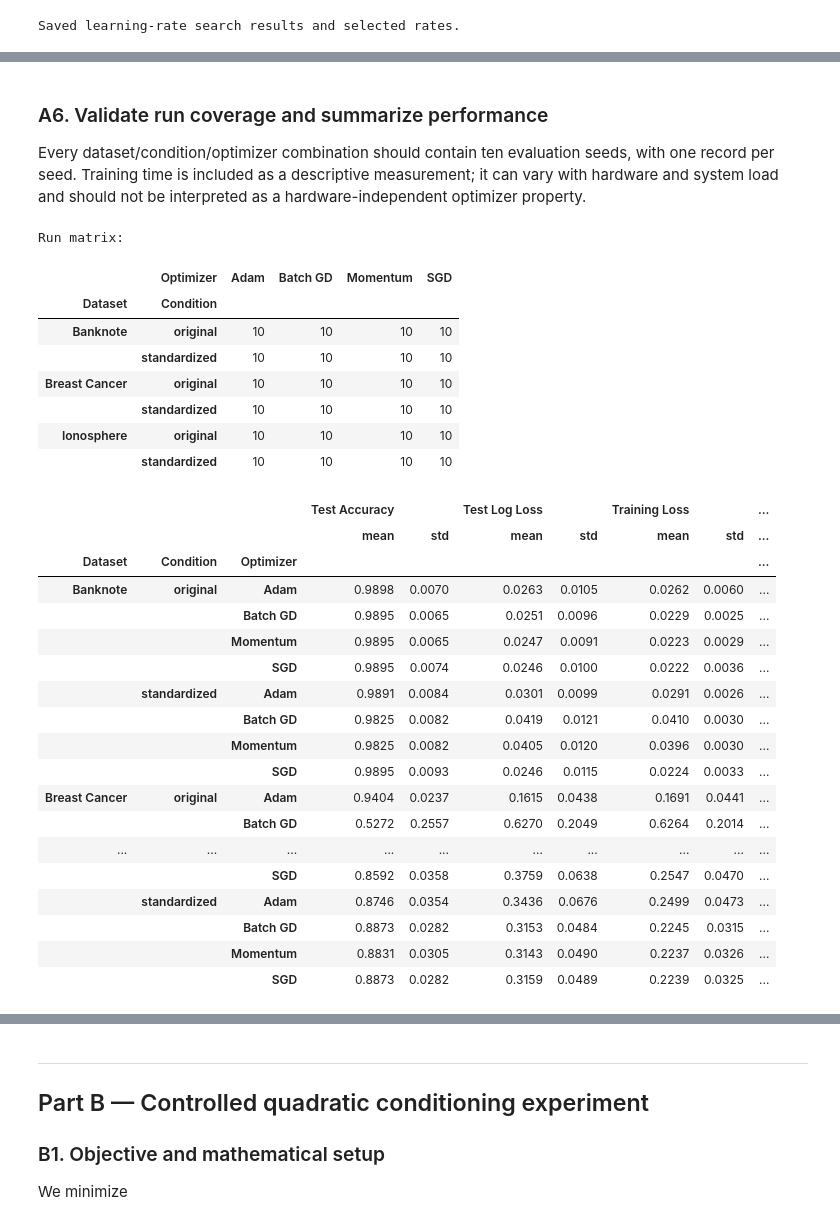
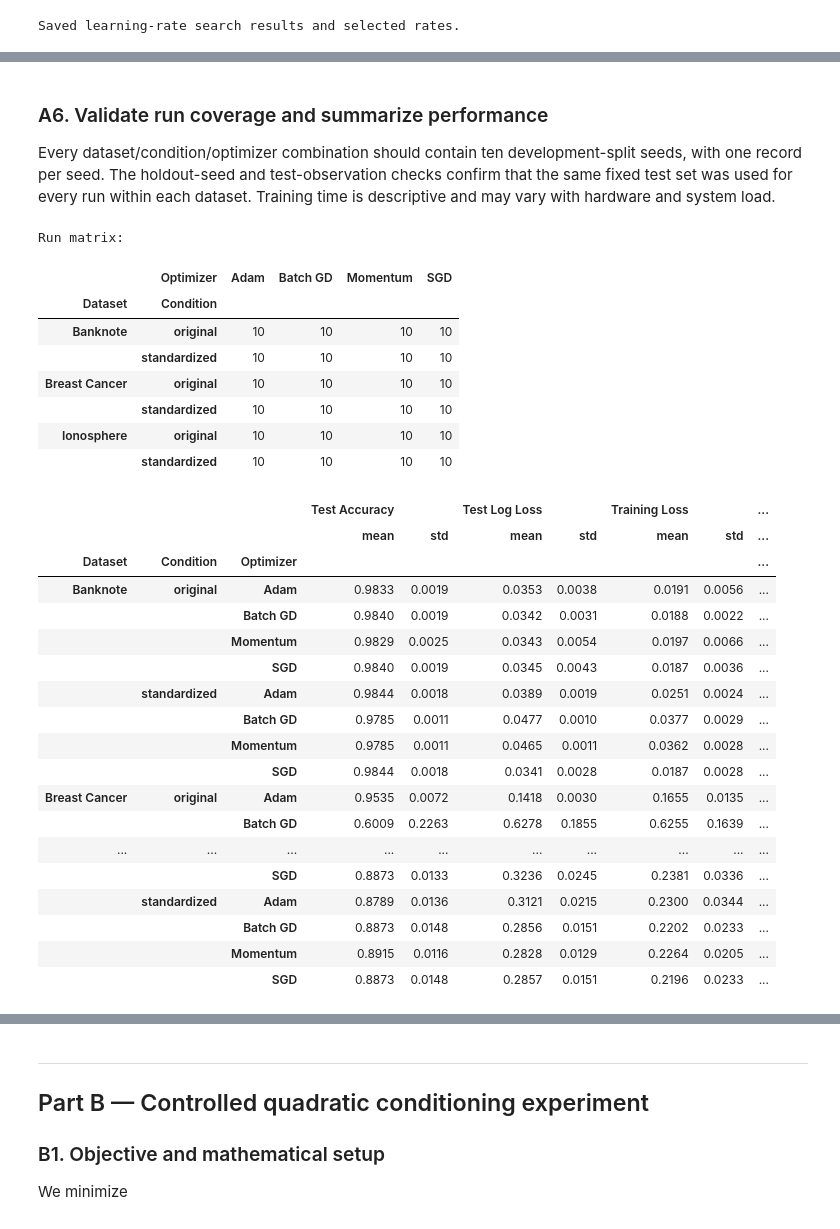
Before and after one commit to Kryysis/geometry-of-learning, a Jupyter notebook: notebooks/04_Final_Experiments.ipynb, the cells around one changed output, grey strips where cells are left out. Drawn from its saved outputs; the diff is of its cells as text; code cells hidden in the pictures.

Commit message:
Add cross-dataset validation and update experiments

```diff
--- a/notebooks/04_Final_Experiments.ipynb
+++ b/notebooks/04_Final_Experiments.ipynb
@@ -393,19 +486,32 @@ def run_final_experiments():
         len(FINAL_CONFIG["seeds"])
     )
 
-    for dataset_name, (X_data, y_data) in datasets.items():
+    for dataset_name in DATASET_NAMES:
+        holdout = fixed_holdouts[dataset_name]
+        X_development = holdout["X_development"]
+        y_development = holdout["y_development"]
+        X_test_raw = holdout["X_test"]
+        y_test_fixed = holdout["y_test"]
+
         for condition in CONDITIONS:
             for seed in FINAL_CONFIG["seeds"]:
-                data = prepare_partition(
-                    X_data,
-                    y_data,
+                data = prepare_evaluation_partition(
+                    X_development,
+                    y_development,
+                    X_test_raw,
+                    y_test_fixed,
                     condition,
                     seed=seed,
-                    test_size=FINAL_CONFIG["test_size"],
-                    validation_size=FINAL_CONFIG["validation_size"],
+                    validation_fraction=FINAL_CONFIG[
+                        "validation_fraction_of_development"
+                    ],
                 )
-                X_train, X_val, X_test = data["X_train"], data["X_val"], data["X_test"]
-                y_train, y_val, y_test = data["y_train"], data["y_val"], data["y_test"]
+                X_train, X_val, X_test = (
+                    data["X_train"], data["X_val"], data["X_test"]
+                )
+                y_train, y_val, y_test = (
+                    data["y_train"], data["y_val"], data["y_test"]
+                )
 
                 for optimizer_name in OPTIMIZER_NAMES:
                     learning_rate = selected_hyperparameters[
@@ -438,6 +544,8 @@ def run_final_experiments():
                             "Condition": condition,
                             "Optimizer": optimizer_name,
                             "Seed": seed,
+                            "Holdout Seed": FINAL_CONFIG["holdout_seed"],
+                            "Test Observations": len(y_test),
                             "Learning Rate": learning_rate,
                             "Best Epoch": info["best_epoch"],
                             "Epochs Run": info["epochs_run"],
@@ -445,7 +553,9 @@ def run_final_experiments():
                             "Training Loss": info["best_training_loss"],
                             "Validation Log Loss": info["best_validation_loss"],
                             "Test Accuracy": accuracy_score(y_test, test_predictions),
-                            "Test Log Loss": log_loss(y_test, test_probabilities, labels=[0, 1]),
+                            "Test Log Loss": log_loss(
+                                y_test, test_probabilities, labels=[0, 1]
+                            ),
                             "Training Time (s)": elapsed,
                         }
                     )
@@ -471,7 +581,7 @@ Completed real-dataset runs: 240
 # %% [markdown]
 ### A6. Validate run coverage and summarize performance
 
-Every dataset/condition/optimizer combination should contain ten evaluation seeds, with one record per seed. Training time is included as a descriptive measurement; it can vary with hardware and system load and should not be interpreted as a hardware-independent optimizer property.
+Every dataset/condition/optimizer combination should contain ten development-split seeds, with one record per seed. The holdout-seed and test-observation checks confirm that the same fixed test set was used for every run within each dataset. Training time is descriptive and may vary with hardware and system load.
 # %%
 expected_per_configuration = len(FINAL_CONFIG["seeds"])
 run_counts = final_results.groupby(
@@ -481,55 +591,63 @@ assert (run_counts == expected_per_configuration).all()
 assert not final_results.duplicated(
     ["Dataset", "Condition", "Optimizer", "Seed"]
 ).any()
+
+# Every run for a dataset must report the same holdout seed and test-set size.
+for dataset_name, group in final_results.groupby("Dataset"):
+    holdout = fixed_holdouts[dataset_name]
+    assert group["Holdout Seed"].nunique() == 1
+    assert group["Holdout Seed"].iloc[0] == FINAL_CONFIG["holdout_seed"]
+    assert group["Test Observations"].nunique() == 1
+    assert group["Test Observations"].iloc[0] == len(holdout["y_test"])
 
 metric_columns = [
     "Learning Rate", "Best Epoch", "Epochs Run", "Parameter Updates",
     "Training Loss", "Validation Log Loss", "Test Accuracy",
     "Test Log Loss", "Training Time (s)",
 ]
 assert final_results[metric_columns].notna().all().all()
 assert np.isfinite(final_results[metric_columns].to_numpy(dtype=float)).all()
 
 print("Run matrix:")
 display(run_counts.unstack("Optimizer"))
 summary = (
     final_results.groupby(["Dataset", "Condition", "Optimizer"])[
         ["Test Accuracy", "Test Log Loss", "Training Loss", "Best Epoch", "Training Time (s)"]
     ]
     .agg(["mean", "std"])
     .round(4)
 )
 display(summary)
 summary.to_csv(TABLES_PATH / "real_dataset_descriptive_summary.csv")
 # %% [output]
 Run matrix:
 |  | Optimizer | Adam | Batch GD | Momentum | SGD |
 | Dataset | Condition |  |  |  |  |
 | Banknote | original | 10 | 10 | 10 | 10 |
 |  | standardized | 10 | 10 | 10 | 10 |
 | Breast Cancer | original | 10 | 10 | 10 | 10 |
 |  | standardized | 10 | 10 | 10 | 10 |
 | Ionosphere | original | 10 | 10 | 10 | 10 |
 |  | standardized | 10 | 10 | 10 | 10 |
 |  |  |  | Test Accuracy |  | Test Log Loss |  | Training Loss |  | ... |
 |  |  |  | mean | std | mean | std | mean | std | ... |
 | Dataset | Condition | Optimizer |  |  |  |  |  |  | ... |
-| Banknote | original | Adam | 0.9898 | 0.0070 | 0.0263 | 0.0105 | 0.0262 | 0.0060 | ... |
-|  |  | Batch GD | 0.9895 | 0.0065 | 0.0251 | 0.0096 | 0.0229 | 0.0025 | ... |
-|  |  | Momentum | 0.9895 | 0.0065 | 0.0247 | 0.0091 | 0.0223 | 0.0029 | ... |
-|  |  | SGD | 0.9895 | 0.0074 | 0.0246 | 0.0100 | 0.0222 | 0.0036 | ... |
-|  | standardized | Adam | 0.9891 | 0.0084 | 0.0301 | 0.0099 | 0.0291 | 0.0026 | ... |
-|  |  | Batch GD | 0.9825 | 0.0082 | 0.0419 | 0.0121 | 0.0410 | 0.0030 | ... |
-|  |  | Momentum | 0.9825 | 0.0082 | 0.0405 | 0.0120 | 0.0396 | 0.0030 | ... |
-|  |  | SGD | 0.9895 | 0.0093 | 0.0246 | 0.0115 | 0.0224 | 0.0033 | ... |
-| Breast Cancer | original | Adam | 0.9404 | 0.0237 | 0.1615 | 0.0438 | 0.1691 | 0.0441 | ... |
-|  |  | Batch GD | 0.5272 | 0.2557 | 0.6270 | 0.2049 | 0.6264 | 0.2014 | ... |
+| Banknote | original | Adam | 0.9833 | 0.0019 | 0.0353 | 0.0038 | 0.0191 | 0.0056 | ... |
+|  |  | Batch GD | 0.9840 | 0.0019 | 0.0342 | 0.0031 | 0.0188 | 0.0022 | ... |
+|  |  | Momentum | 0.9829 | 0.0025 | 0.0343 | 0.0054 | 0.0197 | 0.0066 | ... |
+|  |  | SGD | 0.9840 | 0.0019 | 0.0345 | 0.0043 | 0.0187 | 0.0036 | ... |
+|  | standardized | Adam | 0.9844 | 0.0018 | 0.0389 | 0.0019 | 0.0251 | 0.0024 | ... |
+|  |  | Batch GD | 0.9785 | 0.0011 | 0.0477 | 0.0010 | 0.0377 | 0.0029 | ... |
+|  |  | Momentum | 0.9785 | 0.0011 | 0.0465 | 0.0011 | 0.0362 | 0.0028 | ... |
+|  |  | SGD | 0.9844 | 0.0018 | 0.0341 | 0.0028 | 0.0187 | 0.0028 | ... |
+| Breast Cancer | original | Adam | 0.9535 | 0.0072 | 0.1418 | 0.0030 | 0.1655 | 0.0135 | ... |
+|  |  | Batch GD | 0.6009 | 0.2263 | 0.6278 | 0.1855 | 0.6255 | 0.1639 | ... |
 | ... | ... | ... | ... | ... | ... | ... | ... | ... | ... |
-|  |  | SGD | 0.8592 | 0.0358 | 0.3759 | 0.0638 | 0.2547 | 0.0470 | ... |
-|  | standardized | Adam | 0.8746 | 0.0354 | 0.3436 | 0.0676 | 0.2499 | 0.0473 | ... |
-|  |  | Batch GD | 0.8873 | 0.0282 | 0.3153 | 0.0484 | 0.2245 | 0.0315 | ... |
-|  |  | Momentum | 0.8831 | 0.0305 | 0.3143 | 0.0490 | 0.2237 | 0.0326 | ... |
-|  |  | SGD | 0.8873 | 0.0282 | 0.3159 | 0.0489 | 0.2239 | 0.0325 | ... |
+|  |  | SGD | 0.8873 | 0.0133 | 0.3236 | 0.0245 | 0.2381 | 0.0336 | ... |
+|  | standardized | Adam | 0.8789 | 0.0136 | 0.3121 | 0.0215 | 0.2300 | 0.0344 | ... |
+|  |  | Batch GD | 0.8873 | 0.0148 | 0.2856 | 0.0151 | 0.2202 | 0.0233 | ... |
+|  |  | Momentum | 0.8915 | 0.0116 | 0.2828 | 0.0129 | 0.2264 | 0.0205 | ... |
+|  |  | SGD | 0.8873 | 0.0148 | 0.2857 | 0.0151 | 0.2196 | 0.0233 | ... |
 # %% [markdown]
 ### A7. Paired statistical analysis
 
```
Also changed, not shown: parts of 19 cells of this notebook, 21 other files.
